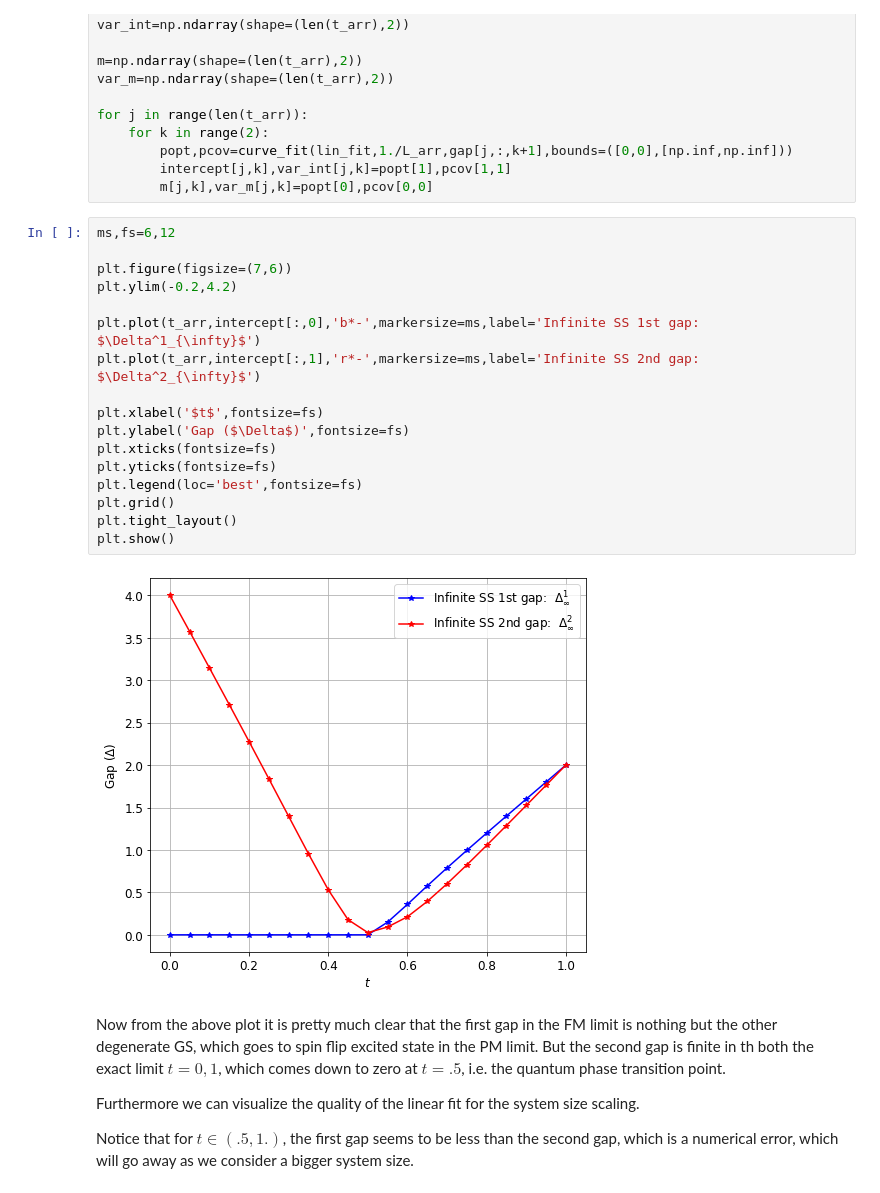
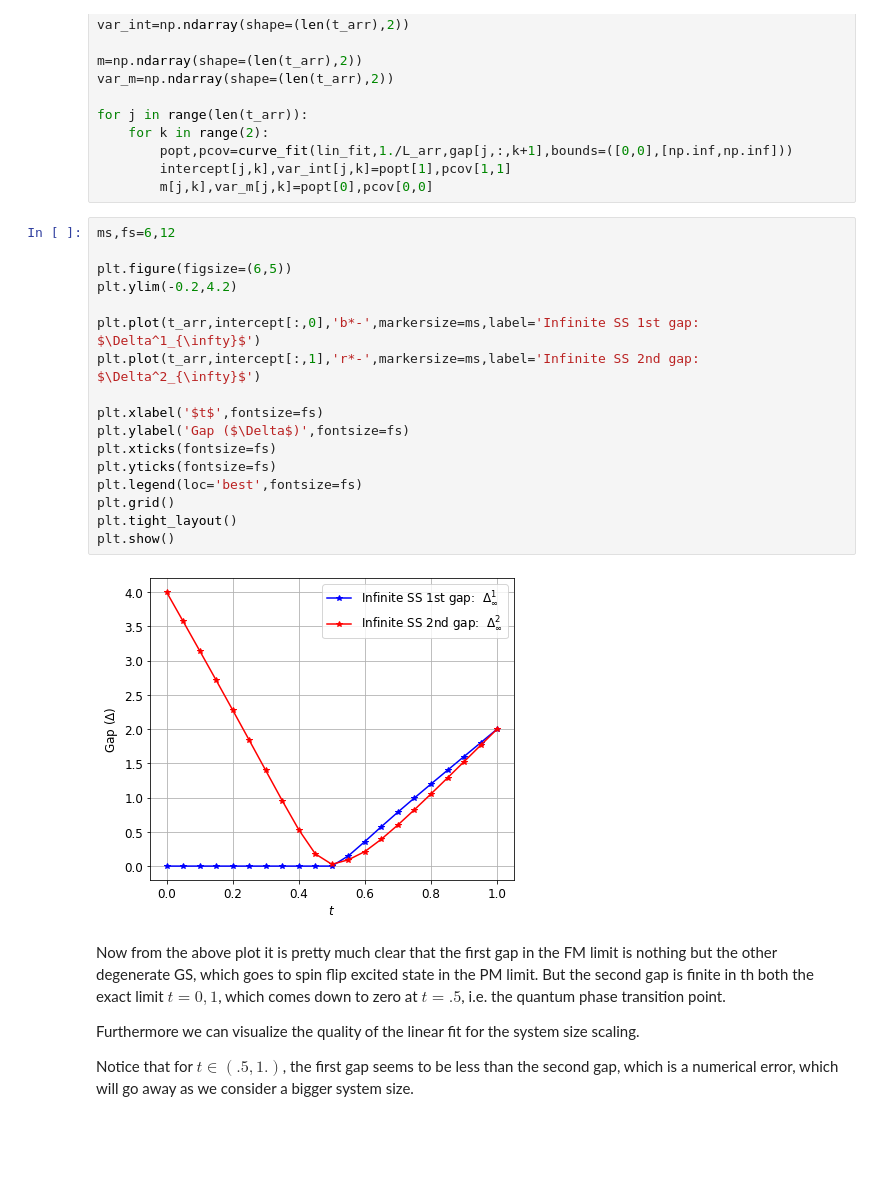
Before and after one commit to animeshnanda1/Exact_diagonalization_spin_half, a Jupyter notebook: exact_diagonalization_1d_tfim.ipynb, the cells around one changed output. Saved outputs shown, nothing was run; the diff lists cells and outputs as text; blank space fills up the shorter version.

```diff
--- a/exact_diagonalization_1d_tfim.ipynb
+++ b/exact_diagonalization_1d_tfim.ipynb
@@ -157,22 +157,22 @@ for j in range(len(t_arr)):
 # %%
 ms,fs=6,12
 
-plt.figure(figsize=(7,6))
+plt.figure(figsize=(6,5))
 plt.ylim(-0.2,4.2)
 
 plt.plot(t_arr,intercept[:,0],'b*-',markersize=ms,label='Infinite SS 1st gap:  $\Delta^1_{\infty}$')
 plt.plot(t_arr,intercept[:,1],'r*-',markersize=ms,label='Infinite SS 2nd gap:  $\Delta^2_{\infty}$')
 
 plt.xlabel('$t$',fontsize=fs)
 plt.ylabel('Gap ($\Delta$)',fontsize=fs)
 plt.xticks(fontsize=fs)
 plt.yticks(fontsize=fs)
 plt.legend(loc='best',fontsize=fs)
 plt.grid()
 plt.tight_layout()
 plt.show()
 # %% [output]
-[figure, old version]
+[figure, new version]
 # %% [markdown]
 Now from the above plot it is pretty much clear that the first gap in the FM limit is nothing but the other degenerate GS, which goes to spin flip excited state in the PM limit. But the second gap is finite in th both the exact limit $t=0,1$, which comes down to zero at $t=.5$, i.e. the quantum phase transition point.
 
```
Also changed, not shown: 1 other file.
